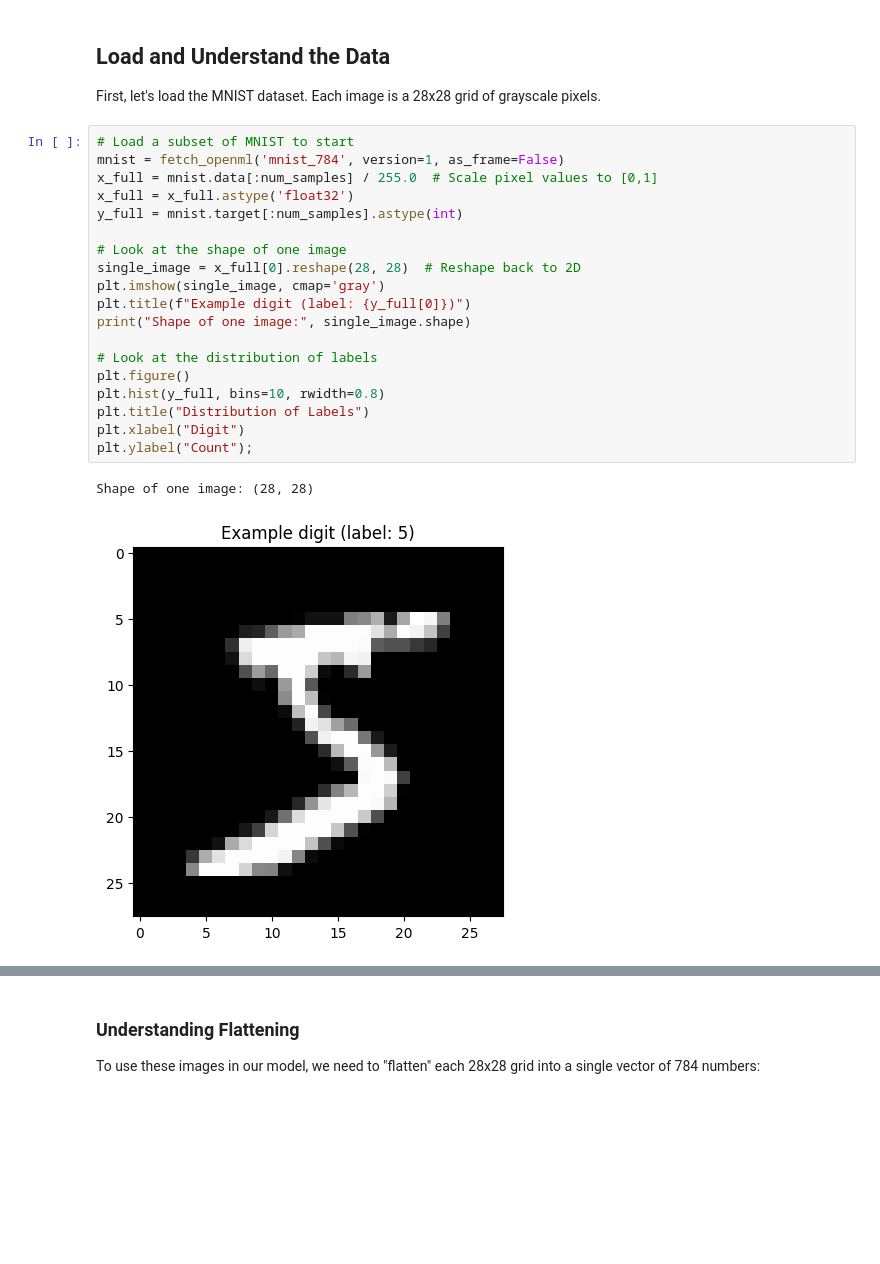
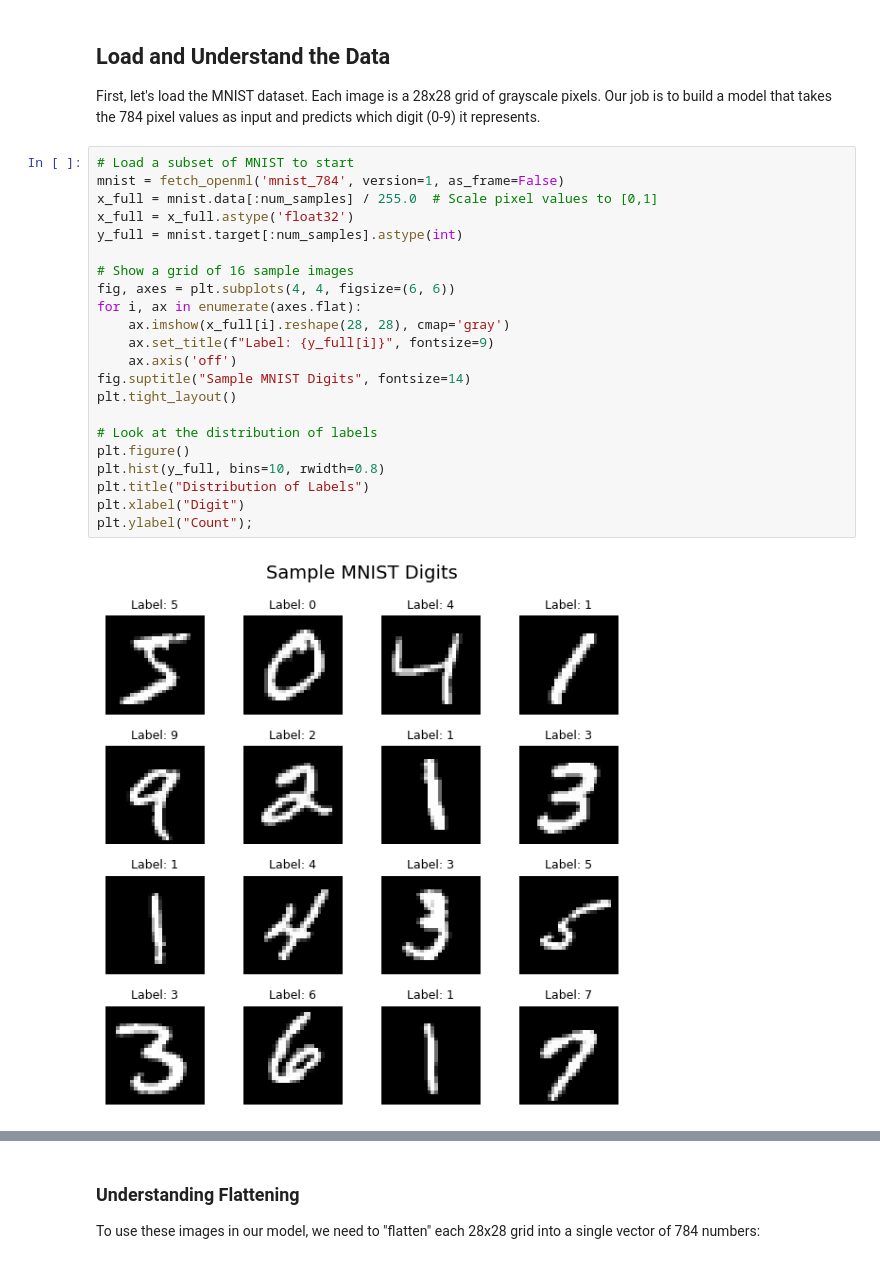
Before and after one commit to Calvin-Data-Science/cs375-376-public, a Jupyter notebook: notebooks/u06n1-mnist-torch.ipynb, the cells around one changed output, grey strips where cells are left out. Cells and saved outputs as stored; diff of their text form; blank space fills up the shorter version.

```diff
--- a/notebooks/u06n1-mnist-torch.ipynb
+++ b/notebooks/u06n1-mnist-torch.ipynb
@@ -17,29 +32,31 @@ max_iter = 100
 # %% [markdown]
 ## Load and Understand the Data
 
-First, let's load the MNIST dataset. Each image is a 28x28 grid of grayscale pixels.
+First, let's load the MNIST dataset. Each image is a 28x28 grid of grayscale pixels. Our job is to build a model that takes the 784 pixel values as input and predicts which digit (0-9) it represents.
 # %%
 # Load a subset of MNIST to start
 mnist = fetch_openml('mnist_784', version=1, as_frame=False)
 x_full = mnist.data[:num_samples] / 255.0  # Scale pixel values to [0,1]
 x_full = x_full.astype('float32')
 y_full = mnist.target[:num_samples].astype(int)
 
-# Look at the shape of one image
-single_image = x_full[0].reshape(28, 28)  # Reshape back to 2D
-plt.imshow(single_image, cmap='gray')
-plt.title(f"Example digit (label: {y_full[0]})")
-print("Shape of one image:", single_image.shape)
+# Show a grid of 16 sample images
+fig, axes = plt.subplots(4, 4, figsize=(6, 6))
+for i, ax in enumerate(axes.flat):
+    ax.imshow(x_full[i].reshape(28, 28), cmap='gray')
+    ax.set_title(f"Label: {y_full[i]}", fontsize=9)
+    ax.axis('off')
+fig.suptitle("Sample MNIST Digits", fontsize=14)
+plt.tight_layout()
 
 # Look at the distribution of labels
 plt.figure()
 plt.hist(y_full, bins=10, rwidth=0.8)
 plt.title("Distribution of Labels")
 plt.xlabel("Digit")
 plt.ylabel("Count");
 # %% [output]
-Shape of one image: (28, 28)
-[figure, old version]
+[figure, new version]
 [figure]
 # %% [markdown]
 ### Understanding Flattening
```
Also changed, not shown: parts of 33 cells of this notebook, 2 other files.
